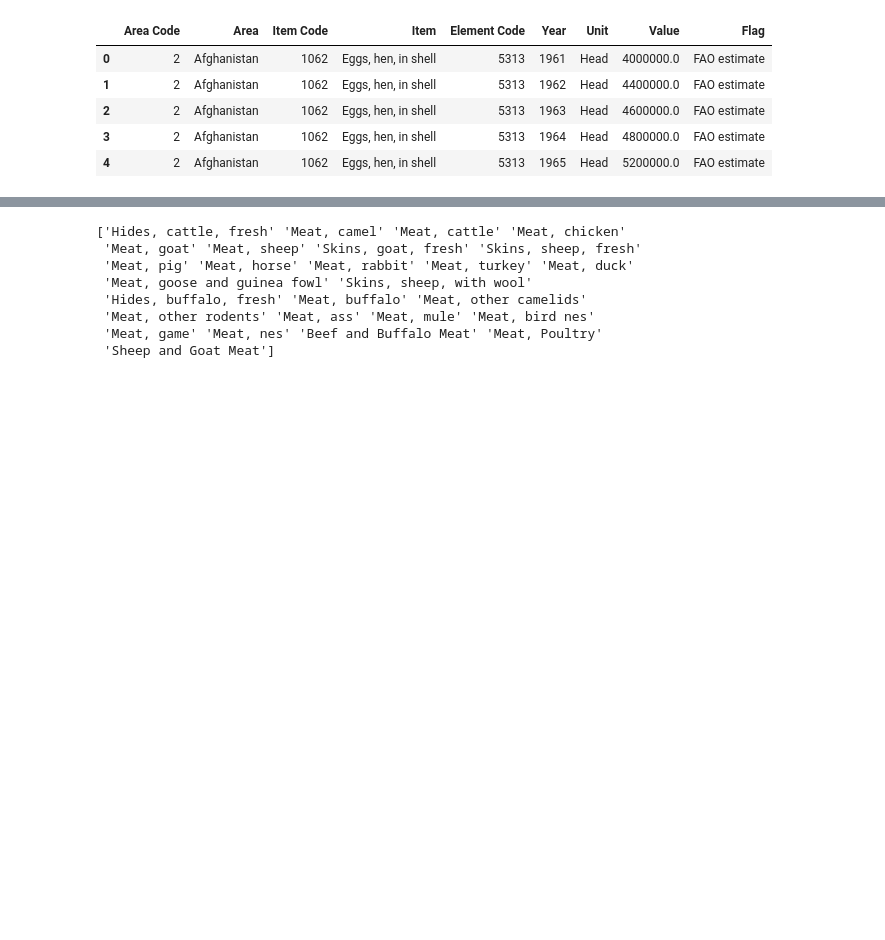
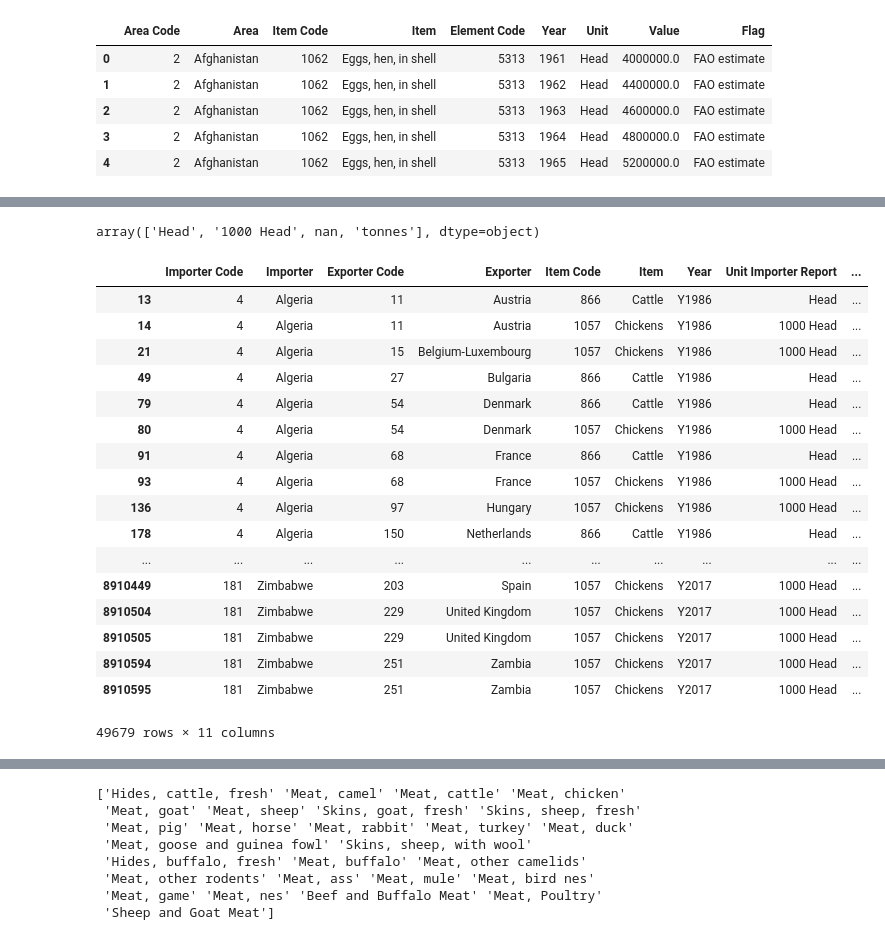
Before and after one commit to OthmanSefraoui/Data_story, a Jupyter notebook: consumption.ipynb, the cells around one changed output, grey strips where cells are left out. Saved outputs shown, nothing was run; the diff lists cells and outputs as text; code cells hidden in the pictures; blank space fills up the shorter version.

```diff
--- a/consumption.ipynb
+++ b/consumption.ipynb
@@ -77,0 +351,25 @@ dfs_prod_animals["laying"].head()
+# %%
+trade_matrix_live_animals["Unit Exporter Report"].unique()
+# %% [output]
+array(['Head', '1000 Head', nan, 'tonnes'], dtype=object)
+# %%
+select_on(trade_matrix_live_animals, column_filter_dict={"Unit Importer Report":['Head', '1000 Head']})
+# %% [output]
+|  | Importer Code | Importer | Exporter Code | Exporter | Item Code | Item | Year | Unit Importer Report | ... |
+| 13 | 4 | Algeria | 11 | Austria | 866 | Cattle | Y1986 | Head | ... |
+| 14 | 4 | Algeria | 11 | Austria | 1057 | Chickens | Y1986 | 1000 Head | ... |
+| 21 | 4 | Algeria | 15 | Belgium-Luxembourg | 1057 | Chickens | Y1986 | 1000 Head | ... |
+| 49 | 4 | Algeria | 27 | Bulgaria | 866 | Cattle | Y1986 | Head | ... |
+| 79 | 4 | Algeria | 54 | Denmark | 866 | Cattle | Y1986 | Head | ... |
+| 80 | 4 | Algeria | 54 | Denmark | 1057 | Chickens | Y1986 | 1000 Head | ... |
+| 91 | 4 | Algeria | 68 | France | 866 | Cattle | Y1986 | Head | ... |
+| 93 | 4 | Algeria | 68 | France | 1057 | Chickens | Y1986 | 1000 Head | ... |
+| 136 | 4 | Algeria | 97 | Hungary | 1057 | Chickens | Y1986 | 1000 Head | ... |
+| 178 | 4 | Algeria | 150 | Netherlands | 866 | Cattle | Y1986 | Head | ... |
+| ... | ... | ... | ... | ... | ... | ... | ... | ... | ... |
+| 8910449 | 181 | Zimbabwe | 203 | Spain | 1057 | Chickens | Y2017 | 1000 Head | ... |
+| 8910504 | 181 | Zimbabwe | 229 | United Kingdom | 1057 | Chickens | Y2017 | 1000 Head | ... |
+| 8910505 | 181 | Zimbabwe | 229 | United Kingdom | 1057 | Chickens | Y2017 | 1000 Head | ... |
+| 8910594 | 181 | Zimbabwe | 251 | Zambia | 1057 | Chickens | Y2017 | 1000 Head | ... |
+| 8910595 | 181 | Zimbabwe | 251 | Zambia | 1057 | Chickens | Y2017 | 1000 Head | ... |
+49679 rows × 11 columns
```
Also changed, not shown: parts of 32 cells of this notebook.
